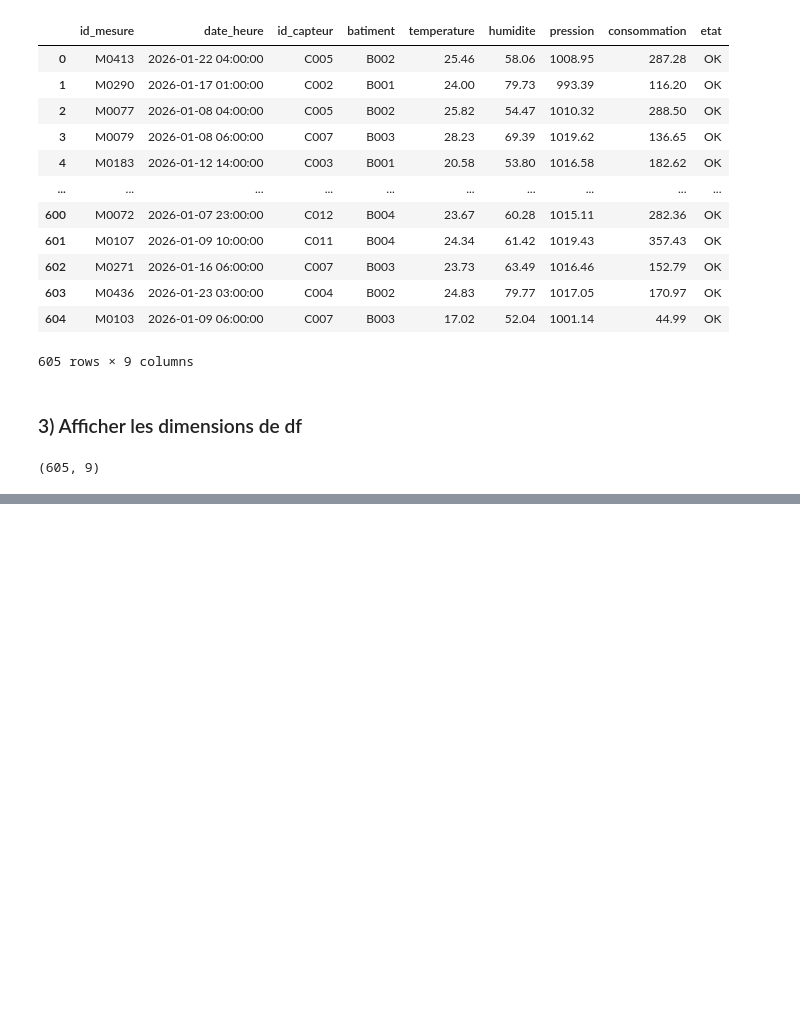
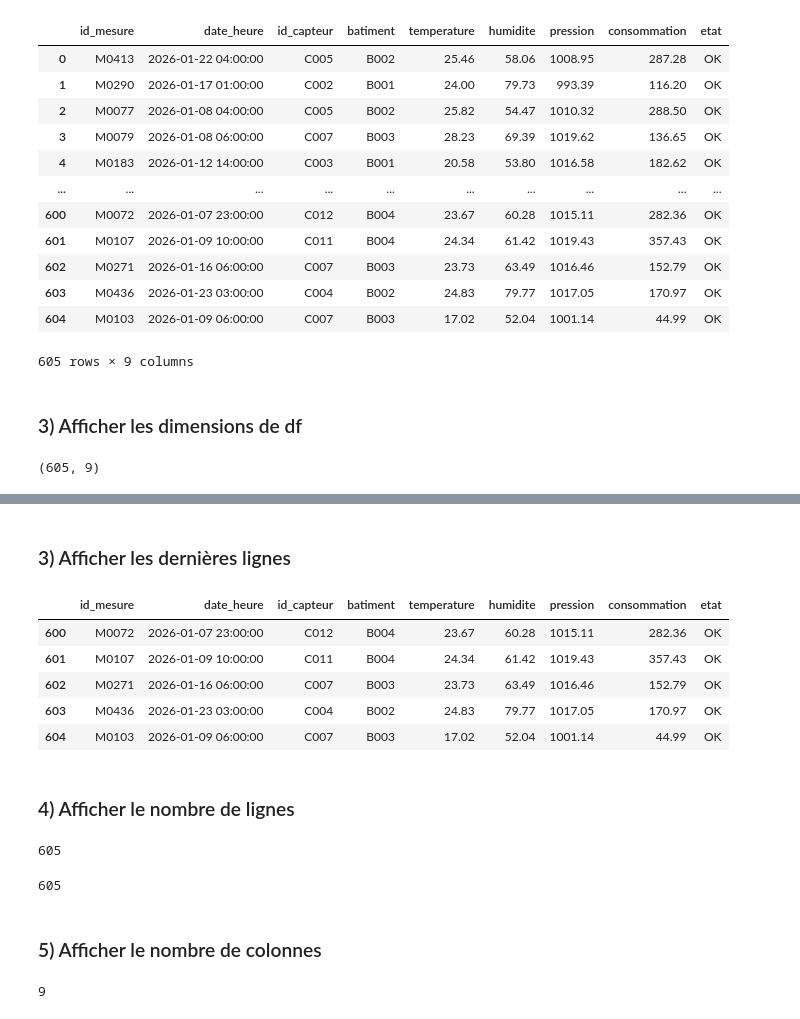
Before and after one commit to Fattimm/atelierPandas, a Jupyter notebook: notebooks/atelier_pandas_iot .ipynb, the cells around one changed output, grey strips where cells are left out. Saved outputs shown, nothing was run; the diff lists cells and outputs as text; code cells hidden in the pictures; blank space fills up the shorter version.

```diff
--- a/notebooks/atelier_pandas_iot .ipynb
+++ b/notebooks/atelier_pandas_iot .ipynb
@@ -125,0 +155,27 @@ df.shape
+# %% [markdown]
+### 3) Afficher les dernières lignes
+# %%
+df.tail()
+# %% [output]
+|  | id_mesure | date_heure | id_capteur | batiment | temperature | humidite | pression | consommation | etat |
+| 600 | M0072 | 2026-01-07 23:00:00 | C012 | B004 | 23.67 | 60.28 | 1015.11 | 282.36 | OK |
+| 601 | M0107 | 2026-01-09 10:00:00 | C011 | B004 | 24.34 | 61.42 | 1019.43 | 357.43 | OK |
+| 602 | M0271 | 2026-01-16 06:00:00 | C007 | B003 | 23.73 | 63.49 | 1016.46 | 152.79 | OK |
+| 603 | M0436 | 2026-01-23 03:00:00 | C004 | B002 | 24.83 | 79.77 | 1017.05 | 170.97 | OK |
+| 604 | M0103 | 2026-01-09 06:00:00 | C007 | B003 | 17.02 | 52.04 | 1001.14 | 44.99 | OK |
+# %% [markdown]
+### 4) Afficher le nombre de lignes
+# %%
+len(df)
+# %% [output]
+605
+# %%
+df.shape[0]
+# %% [output]
+605
+# %% [markdown]
+### 5) Afficher le nombre de colonnes
+# %%
+df.shape[1]
+# %% [output]
+9
```
Also changed, not shown: parts of 14 cells of this notebook.
